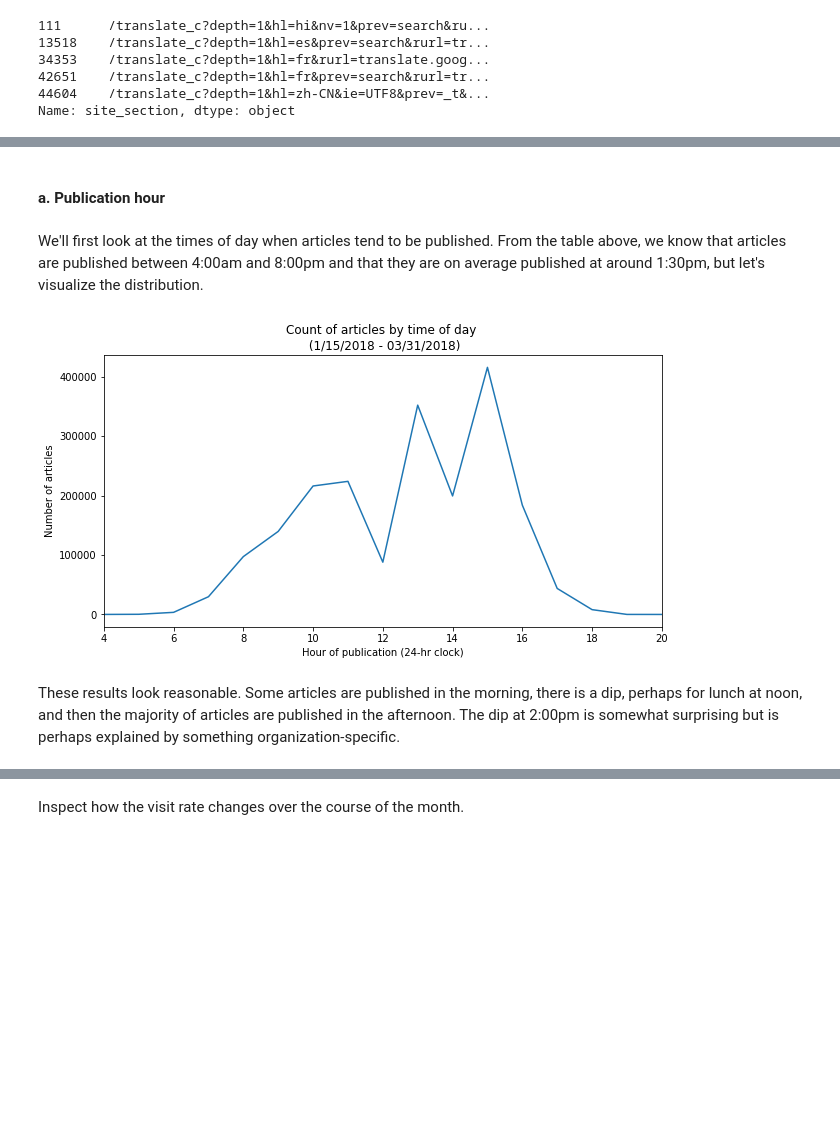
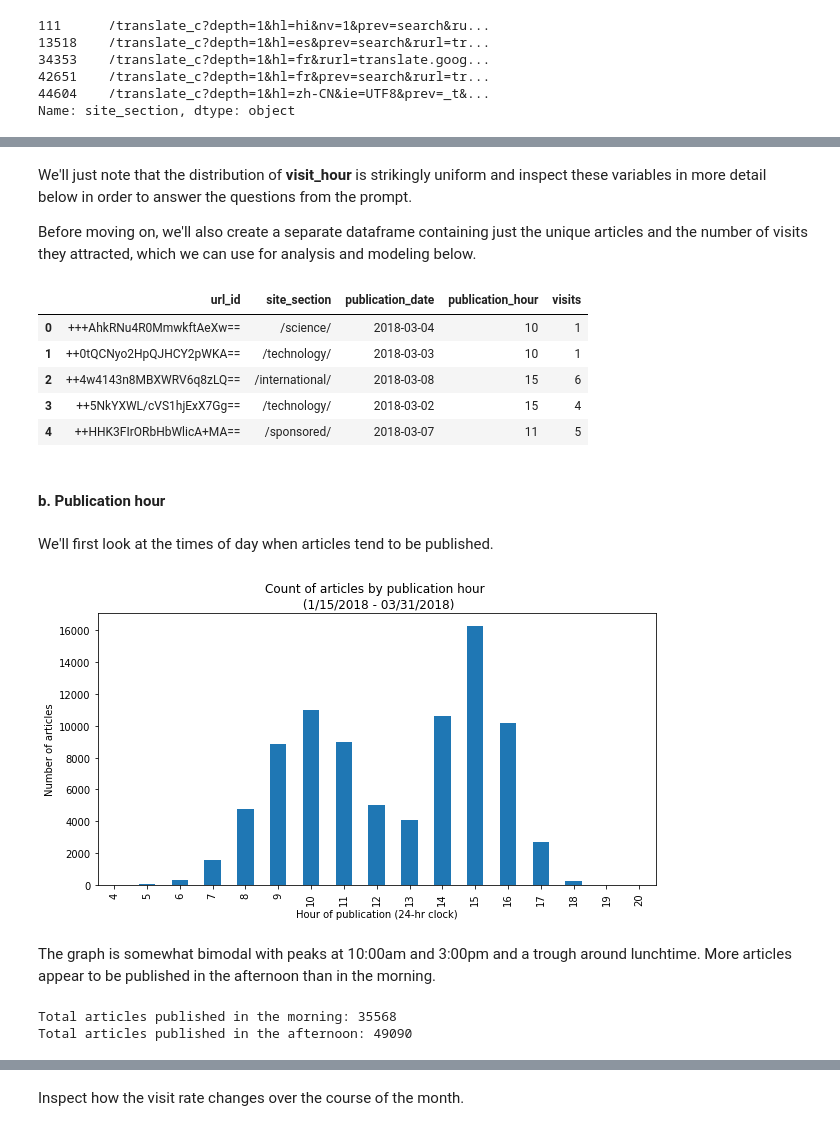
Before and after one commit to dan55/atlantic-elkin, a Jupyter notebook: analysis.ipynb, the cells around one changed output, grey strips where cells are left out. Cells and saved outputs as stored; diff of their text form; code cells hidden in the pictures; blank space fills up the shorter version.

Commit message:
add concluding section

```diff
--- a/analysis.ipynb
+++ b/analysis.ipynb
@@ -9,7 +22,7 @@ import pandas as pd
 # %%
 %matplotlib inline
 # %%
-def plot_df(df, title, xlab, ylab, ylim=None):
+def plot_df(df, title, xlab, ylab, kind="bar", ylim=None):
     """
     Helper for the repeated graphing operations below.
 
@@ -24,7 +37,7 @@ def plot_df(df, title, xlab, ylab, ylim=None):
         None
     """
 
-    ax = df.plot(figsize=(10, 5), title=title)
+    ax = df.plot(figsize=(10, 5), kind="bar", title=title)
     ax.set_xlabel(xlab)
     ax.set_ylabel(ylab)
 
@@ -115,15 +149,40 @@ For now, we'll examine some of the individual variables in more detail to answer
+# %% [markdown]
+We'll just note that the distribution of **visit_hour** is strikingly uniform and inspect these variables in more detail below in order to answer the questions from the prompt.
+
+Before moving on, we'll also create a separate dataframe containing just the unique articles and the number of visits they attracted, which we can use for analysis and modeling below.
+# %%
+article_cols = ["url_id", "site_section", "publication_date", "publication_hour"]
+df_arts = df.groupby(article_cols).size().reset_index(name="visits")
+
+df_arts.head()
+# %% [output]
+|  | url_id | site_section | publication_date | publication_hour | visits |
+| 0 | +++AhkRNu4R0MmwkftAeXw== | /science/ | 2018-03-04 | 10 | 1 |
+| 1 | ++0tQCNyo2HpQJHCY2pWKA== | /technology/ | 2018-03-03 | 10 | 1 |
+| 2 | ++4w4143n8MBXWRV6q8zLQ== | /international/ | 2018-03-08 | 15 | 6 |
+| 3 | ++5NkYXWL/cVS1hjExX7Gg== | /technology/ | 2018-03-02 | 15 | 4 |
+| 4 | ++HHK3FIrORbHbWlicA+MA== | /sponsored/ | 2018-03-07 | 11 | 5 |
 # %% [markdown]
-#### a. Publication hour
+#### b. Publication hour <a id="pub-hour" />
 # %% [markdown]
-We'll first look at the times of day when articles tend to be published. From the table above, we know that articles are published between 4:00am and 8:00pm and that they are on average published at around 1:30pm, but let's visualize the distribution.
+We'll first look at the times of day when articles tend to be published.
 # %%
-grouped = df.groupby("publication_hour").publication_hour.count()
+grouped = df_arts.groupby("publication_hour").publication_hour.count()
 
 plot_df(grouped,
-        title="Count of articles by time of day \n (1/15/2018 - 03/31/2018)",
+        title="Count of articles by publication hour \n (1/15/2018 - 03/31/2018)",
         xlab="Hour of publication (24-hr clock)",
-        ylab="Number of articles")†
+        ylab="Number of articles")
 # %% [output]
-[figure, old version]
+[figure, new version]
-# %% [markdown]
-These results look reasonable. Some articles are published in the morning, there is a dip, perhaps for lunch at noon, and then the majority of articles are published in the afternoon. The dip at 2:00pm is somewhat surprising but is perhaps explained by something organization-specific.
+# %% [markdown]
+The graph is somewhat bimodal with peaks at 10:00am and 3:00pm and a trough around lunchtime. More articles appear to be published in the afternoon than in the morning.
+# %%
+morning = len(df_arts[df_arts["publication_hour"].between(0, 11, inclusive=True)])
+afternoon = len(df_arts[df_arts["publication_hour"].between(12, 23, inclusive=True)])
+
+print(f"Total articles published in the morning: {morning}")
+print(f"Total articles published in the afternoon: {afternoon}")
+# %% [output]
+Total articles published in the morning: 35568
+Total articles published in the afternoon: 49090
```
Also changed, not shown: parts of 33 cells of this notebook.
